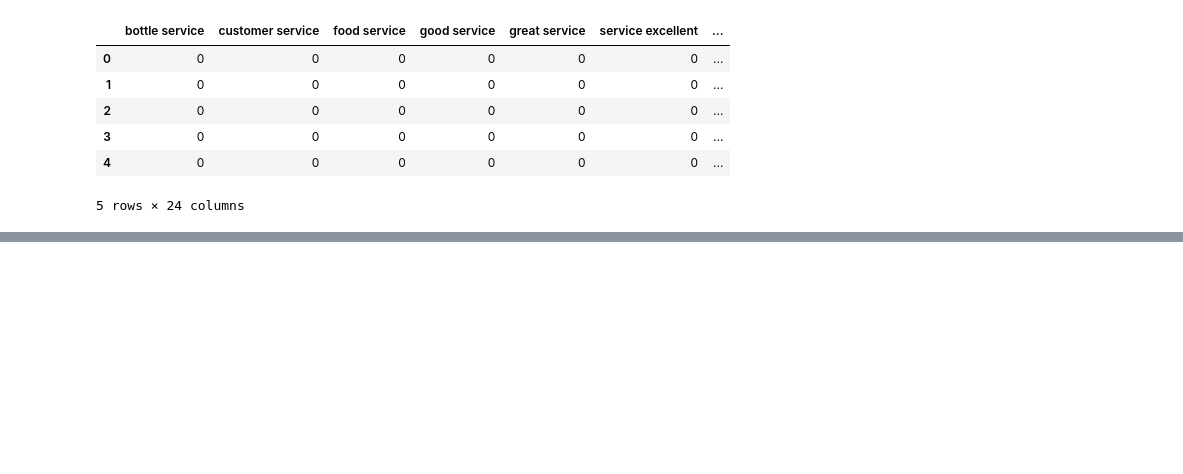
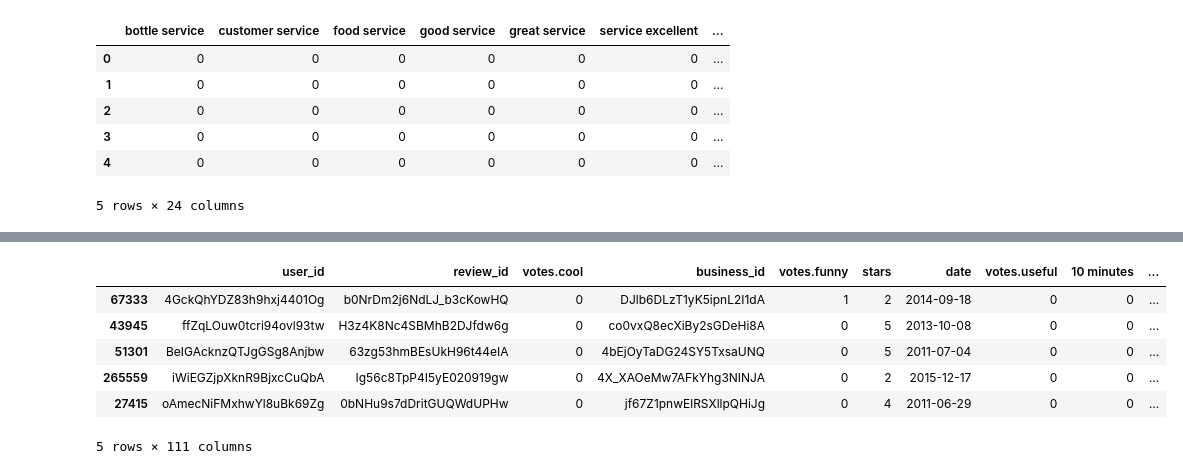
Before and after one commit to vnessified/DSI-SF-2-vnessified, a Jupyter notebook: projects/project-05/project-5.ipynb, the cells around one changed output, grey strips where cells are left out. Saved outputs shown, nothing was run; the diff lists cells and outputs as text; code cells hidden in the pictures; blank space fills up the shorter version.

```diff
--- a/projects/project-05/project-5.ipynb
+++ b/projects/project-05/project-5.ipynb
@@ -729,0 +875,2 @@ service_reviews = reviews.ix[:,(base_cols + service_cols)]
+# %%
+non_service_columns = [c for c in reviews_samp.columns if c not in service_columns and c not in reviews_samp.columns[:12] and 'service' not in c]
@@ -729,0 +897,12 @@ service_reviews = reviews.ix[:,(base_cols + service_cols)]
+# %%
+reviews_samp['non_service_related_reviews'] = reviews_samp[non_service_columns].apply(np.sum, axis=1)
+# %%
+reviews_samp.head()
+# %% [output]
+|  | user_id | review_id | votes.cool | business_id | votes.funny | stars | date | votes.useful | 10 minutes | ... |
+| 67333 | 4GckQhYDZ83h9hxj4401Og | b0NrDm2j6NdLJ_b3cKowHQ | 0 | DJlb6DLzT1yK5ipnL2I1dA | 1 | 2 | 2014-09-18 | 0 | 0 | ... |
+| 43945 | ffZqLOuw0tcri94ovl93tw | H3z4K8Nc4SBMhB2DJfdw6g | 0 | co0vxQ8ecXiBy2sGDeHi8A | 0 | 5 | 2013-10-08 | 0 | 0 | ... |
+| 51301 | BeIGAcknzQTJgGSg8Anjbw | 63zg53hmBEsUkH96t44eIA | 0 | 4bEjOyTaDG24SY5TxsaUNQ | 0 | 5 | 2011-07-04 | 0 | 0 | ... |
+| 265559 | iWiEGZjpXknR9BjxcCuQbA | Ig56c8TpP4I5yE020919gw | 0 | 4X_XAOeMw7AFkYhg3NINJA | 0 | 2 | 2015-12-17 | 0 | 0 | ... |
+| 27415 | oAmecNiFMxhwYl8uBk69Zg | 0bNHu9s7dDritGUQWdUPHw | 0 | jf67Z1pnwElRSXllpQHiJg | 0 | 4 | 2011-06-29 | 0 | 0 | ... |
+5 rows × 111 columns
```
Also changed, not shown: parts of 42 cells of this notebook.
